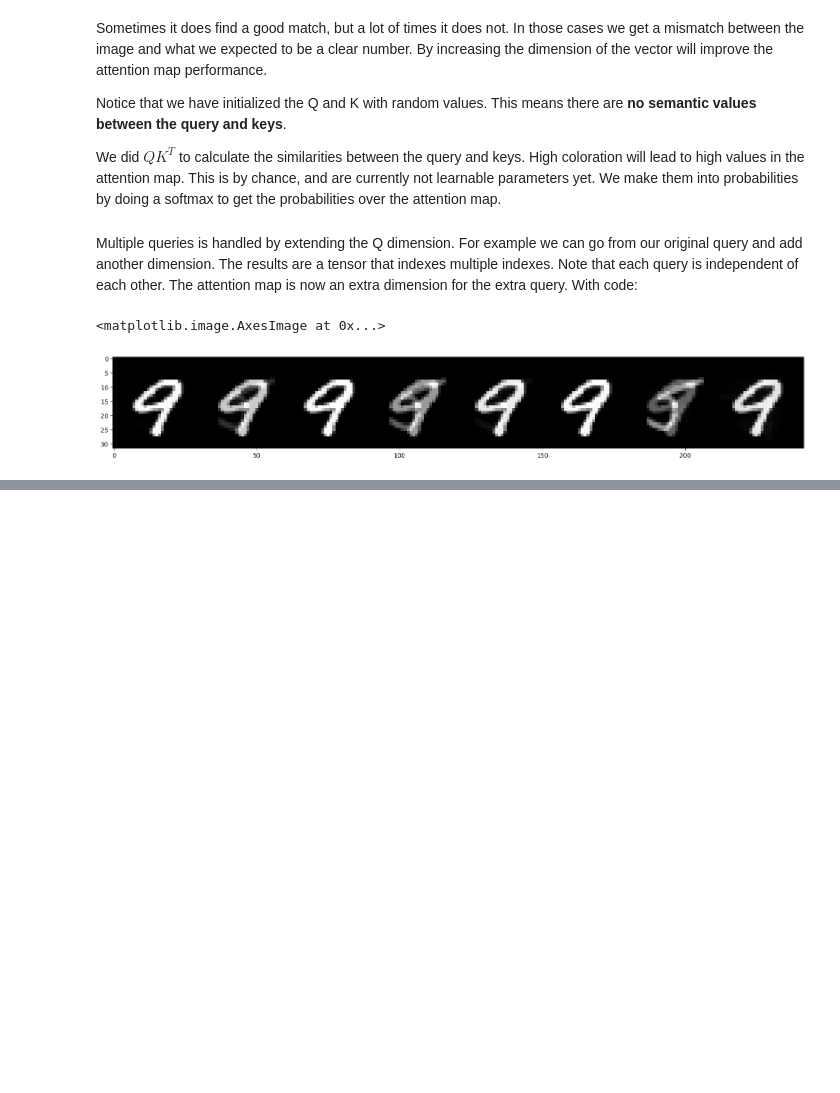
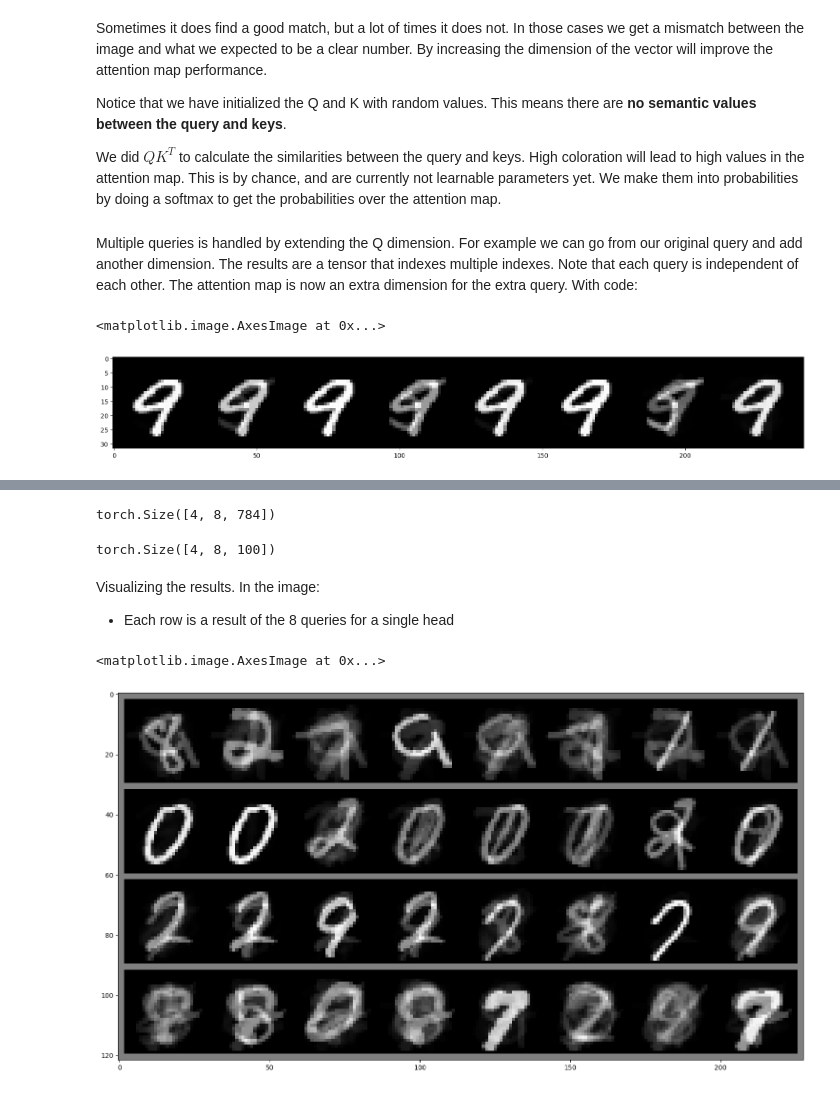
Before and after one commit to KjetilIN/attention-basics, a Jupyter notebook: attention.ipynb, the cells around one changed output, grey strips where cells are left out. Drawn from its saved outputs; the diff is of its cells as text; code cells hidden in the pictures; blank space fills up the shorter version.

Commit message:
add: multi-head attention

```diff
--- a/attention.ipynb
+++ b/attention.ipynb
@@ -278,0 +287,44 @@ plt.imshow(out.numpy().transpose((1,2,0)))
+# %%
+# Defining the size of each vector
+vec_size = 512
+
+# Amount of queries
+number_of_q = 8
+
+# Number of attention heads
+number_of_heads = 4
+
+# Creating a random Query vector
+q_random_vec = torch.rand(number_of_heads, number_of_q, vec_size)
+
+# Create random key vector for each image in the dataset
+random_keys = torch.rand(number_of_heads, number_of_examples, vec_size)
+
+# Calculate attention map and doing a Softmax
+attention_map = torch.bmm(q_random_vec, random_keys.transpose(1,2)).float()
+attention_map = F.softmax(attention_map, 2)
+
+# Indexing
+output = torch.bmm(attention_map, dataset_tensor.unsqueeze(0).expand(number_of_heads, number_of_examples, -1))
+# %%
+# Dimensions of the output is (HEADS, QUERIES, PIXELS IN THE IMAGE)
+output.shape
+# %% [output]
+torch.Size([4, 8, 784])
+# %%
+# 4 heads, 8 queries where each gives a attention map of 100
+attention_map.shape
+# %% [output]
+torch.Size([4, 8, 100])
+# %% [markdown]
+Visualizing the results.
+In the image:
+- Each row is a result of the 8 queries for a single head
+# %%
+out_reshaped = output.reshape(number_of_heads, number_of_q, 28, 28).transpose(1,2).reshape(number_of_heads, 1, 28, number_of_q*28)
+plt.figure(figsize=(20,10))
+out = torchvision.utils.make_grid(out_reshaped,1, normalize=True, pad_value=0.5)
+plt.imshow(out.numpy().transpose((1,2,0)))
+# %% [output]
+<matplotlib.image.AxesImage at 0x...>
+[figure, added]
```
Also changed, not shown: parts of 1 cell of this notebook.
